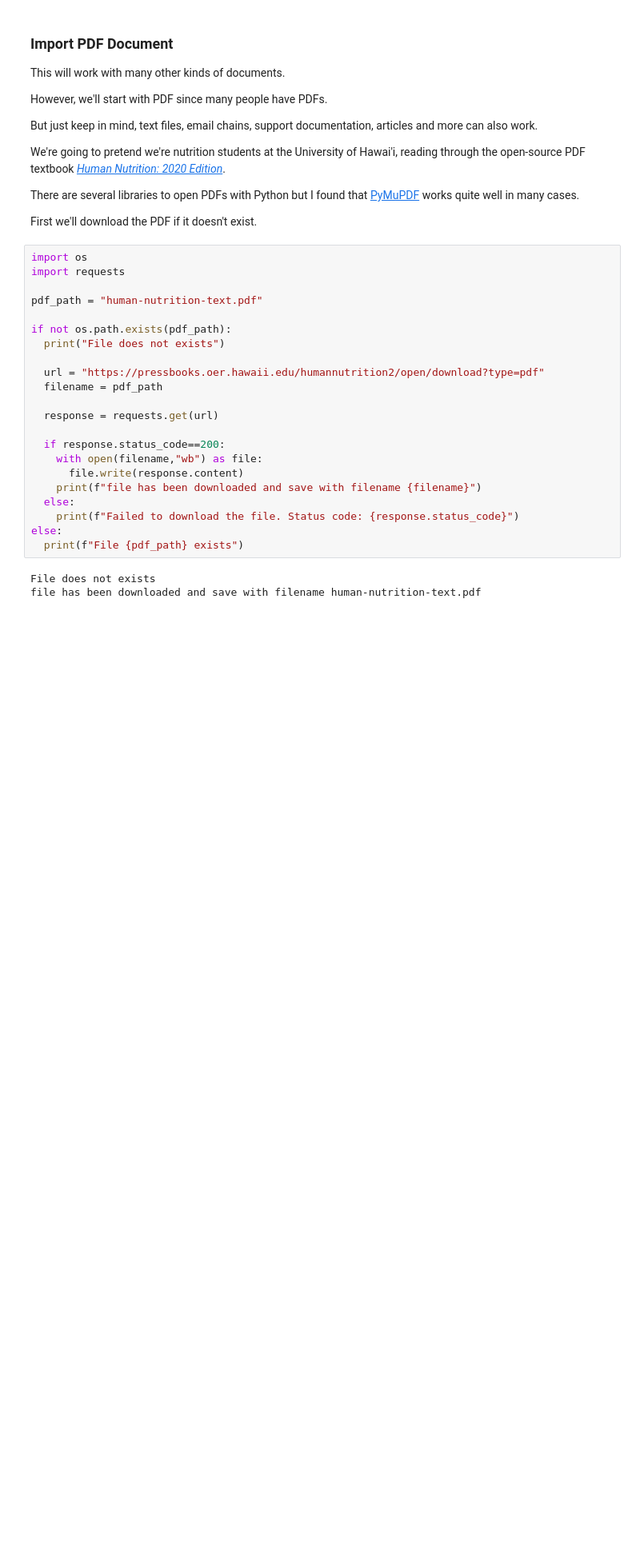
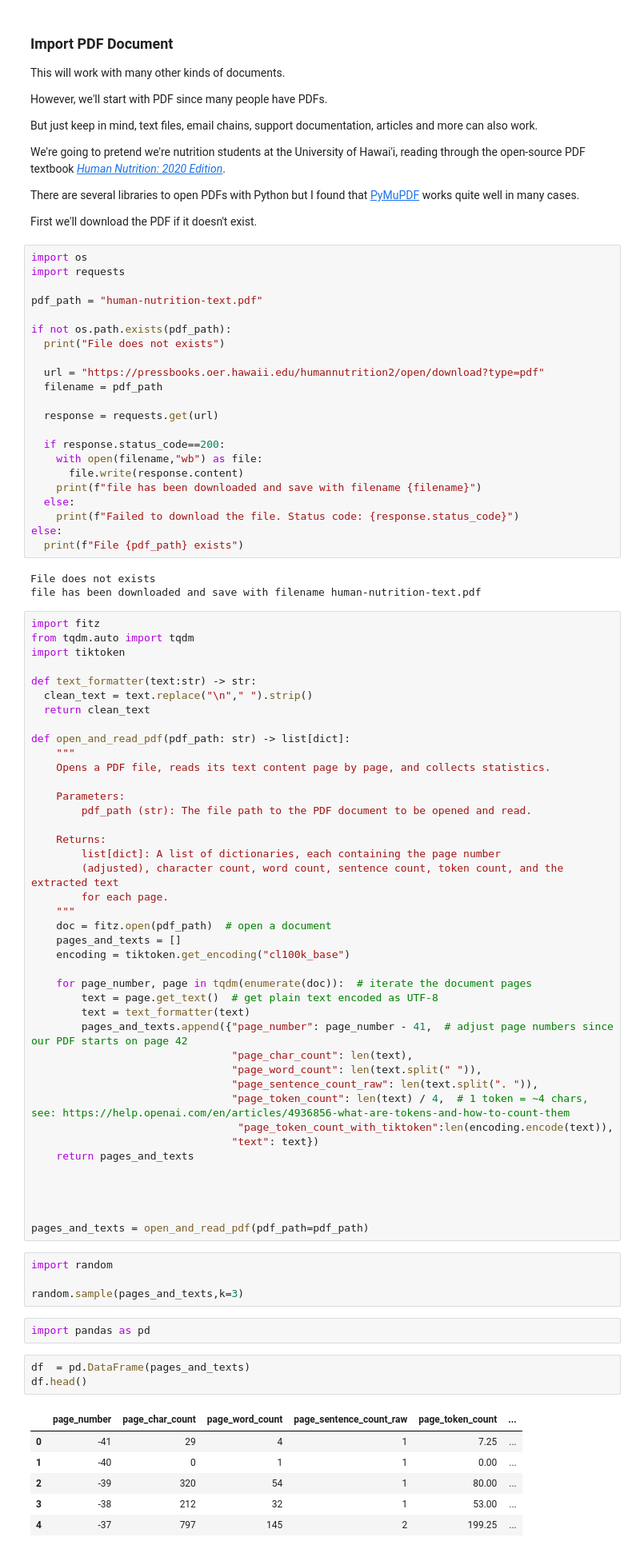
Before and after one commit to TahaDataAlchemy/Rag-core-implementation, a Jupyter notebook: RAG.ipynb, the cells around one changed output. Shown: that part at 80% size. Drawn from its saved outputs; the diff is of its cells as text; blank space fills up the shorter version.

```diff
--- a/RAG.ipynb
+++ b/RAG.ipynb
@@ -186,3 +168,60 @@ else:
 # %% [output]
 File does not exists
 file has been downloaded and save with filename human-nutrition-text.pdf
+# %%
+import fitz
+from tqdm.auto import tqdm
+import tiktoken
+
+def text_formatter(text:str) -> str:
+  clean_text = text.replace("\n"," ").strip()
+  return clean_text
+
+def open_and_read_pdf(pdf_path: str) -> list[dict]:
+    """
+    Opens a PDF file, reads its text content page by page, and collects statistics.
+
+    Parameters:
+        pdf_path (str): The file path to the PDF document to be opened and read.
+
+    Returns:
+        list[dict]: A list of dictionaries, each containing the page number
+        (adjusted), character count, word count, sentence count, token count, and the extracted text
+        for each page.
+    """
+    doc = fitz.open(pdf_path)  # open a document
+    pages_and_texts = []
+    encoding = tiktoken.get_encoding("cl100k_base")
+
+    for page_number, page in tqdm(enumerate(doc)):  # iterate the document pages
+        text = page.get_text()  # get plain text encoded as UTF-8
+        text = text_formatter(text)
+        pages_and_texts.append({"page_number": page_number - 41,  # adjust page numbers since our PDF starts on page 42
+                                "page_char_count": len(text),
+                                "page_word_count": len(text.split(" ")),
+                                "page_sentence_count_raw": len(text.split(". ")),
+                                "page_token_count": len(text) / 4,  # 1 token = ~4 chars, see: https://help.openai.com/en/articles/4936856-what-are-tokens-and-how-to-count-them
+                                 "page_token_count_with_tiktoken":len(encoding.encode(text)),
+                                "text": text})
+    return pages_and_texts
+
+
+
+
+pages_and_texts = open_and_read_pdf(pdf_path=pdf_path)
+# %%
+import random
+
+random.sample(pages_and_texts,k=3)
+# %%
+import pandas as pd
+# %%
+df  = pd.DataFrame(pages_and_texts)
+df.head()
+# %% [output]
+|  | page_number | page_char_count | page_word_count | page_sentence_count_raw | page_token_count | ... |
+| 0 | -41 | 29 | 4 | 1 | 7.25 | ... |
+| 1 | -40 | 0 | 1 | 1 | 0.00 | ... |
+| 2 | -39 | 320 | 54 | 1 | 80.00 | ... |
+| 3 | -38 | 212 | 32 | 1 | 53.00 | ... |
+| 4 | -37 | 797 | 145 | 2 | 199.25 | ... |
```
Also changed, not shown: parts of 4 cells of this notebook.
